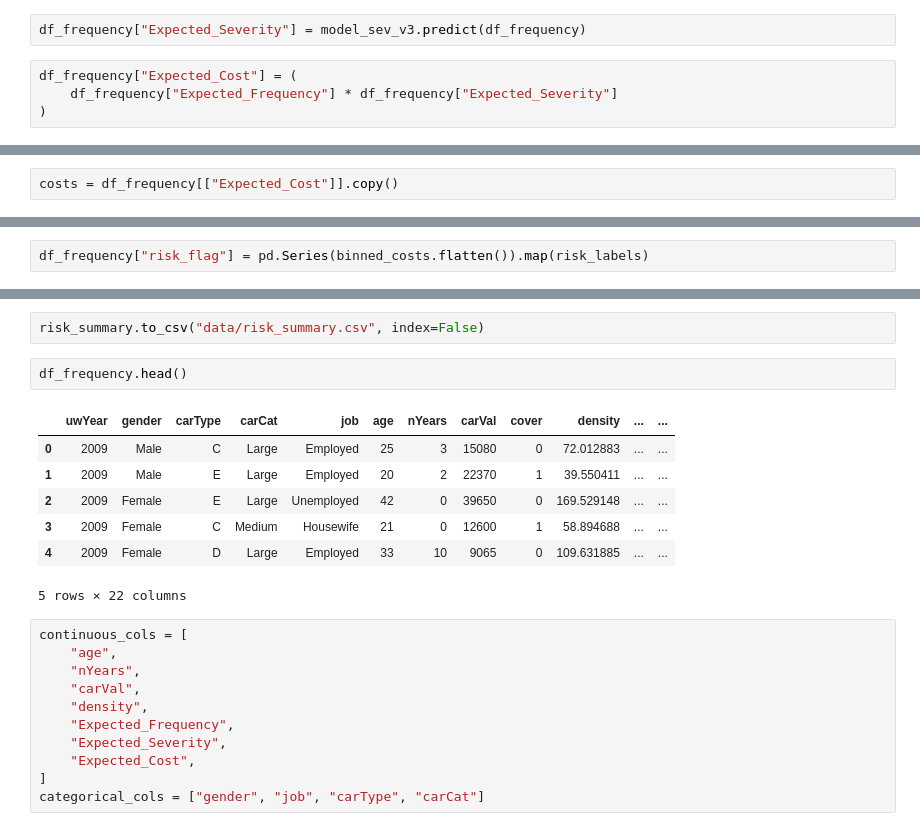
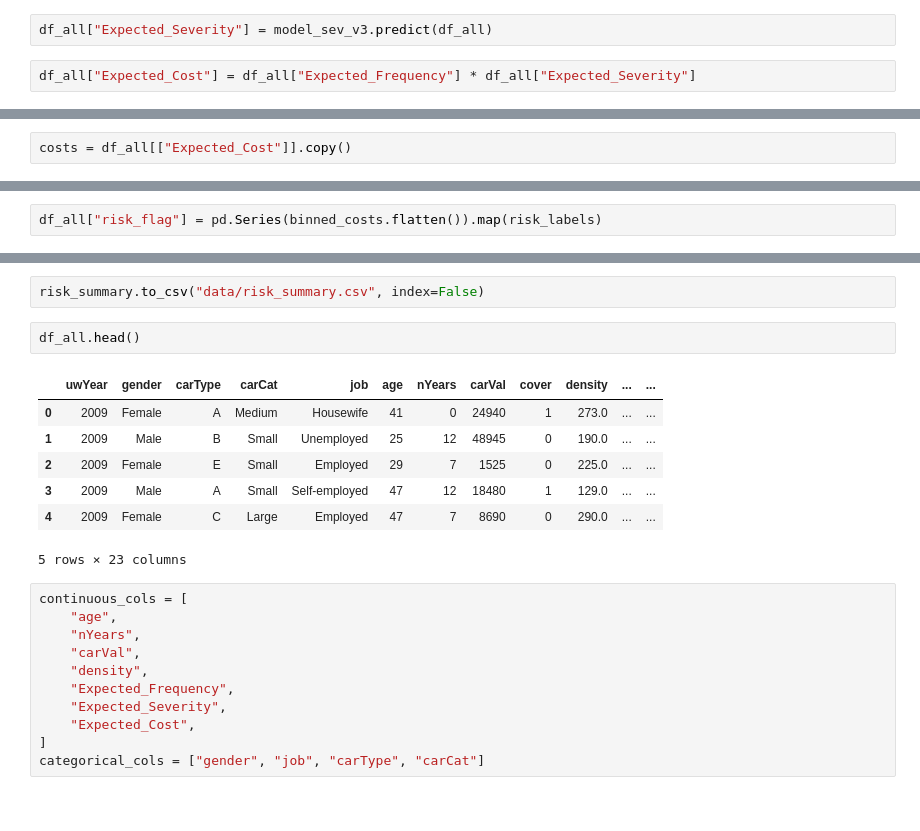
Before and after one commit to aradmehralian/Statistical-Consulting-Project, a Jupyter notebook: Ageas/model.ipynb, the cells around one changed output, grey strips where cells are left out. Cells and saved outputs as stored; diff of their text form.

```diff
--- a/Ageas/model.ipynb
+++ b/Ageas/model.ipynb
@@ -194,7 +269,5 @@ df_frequency["Expected_Frequency"] = model_freq_v2.predict(df_frequency)
 # %%
-df_frequency["Expected_Severity"] = model_sev_v3.predict(df_frequency)
+df_all["Expected_Severity"] = model_sev_v3.predict(df_all)
 # %%
-df_frequency["Expected_Cost"] = (
-    df_frequency["Expected_Frequency"] * df_frequency["Expected_Severity"]
-)
+df_all["Expected_Cost"] = df_all["Expected_Frequency"] * df_all["Expected_Severity"]
 # %%
@@ -247,7 +324,7 @@ summary_df
 # %% [markdown]
 ## Building the Risk Tier
 # %%
-costs = df_frequency[["Expected_Cost"]].copy()
+costs = df_all[["Expected_Cost"]].copy()
 # %%
 inertia_values = []
 K_range = range(2, 9)
@@ -295,7 +372,7 @@ risk_labels = {
     3.0: "Extreme Risk",
 }
 # %%
-df_frequency["risk_flag"] = pd.Series(binned_costs.flatten()).map(risk_labels)
+df_all["risk_flag"] = pd.Series(binned_costs.flatten()).map(risk_labels)
 # %%
 edges = discretizer.bin_edges_[0]
 print("EXACT EURO BOUNDARIES:\n")
@@ -337,15 +414,15 @@ risk_summary
 # %%
 risk_summary.to_csv("data/risk_summary.csv", index=False)
 # %%
-df_frequency.head()
+df_all.head()
 # %% [output]
 |  | uwYear | gender | carType | carCat | job | age | nYears | carVal | cover | density | ... | ... |
-| 0 | 2009 | Male | C | Large | Employed | 25 | 3 | 15080 | 0 | 72.012883 | ... | ... |
-| 1 | 2009 | Male | E | Large | Employed | 20 | 2 | 22370 | 1 | 39.550411 | ... | ... |
-| 2 | 2009 | Female | E | Large | Unemployed | 42 | 0 | 39650 | 0 | 169.529148 | ... | ... |
-| 3 | 2009 | Female | C | Medium | Housewife | 21 | 0 | 12600 | 1 | 58.894688 | ... | ... |
-| 4 | 2009 | Female | D | Large | Employed | 33 | 10 | 9065 | 0 | 109.631885 | ... | ... |
+| 0 | 2009 | Female | A | Medium | Housewife | 41 | 0 | 24940 | 1 | 273.0 | ... | ... |
+| 1 | 2009 | Male | B | Small | Unemployed | 25 | 12 | 48945 | 0 | 190.0 | ... | ... |
+| 2 | 2009 | Female | E | Small | Employed | 29 | 7 | 1525 | 0 | 225.0 | ... | ... |
+| 3 | 2009 | Male | A | Small | Self-employed | 47 | 12 | 18480 | 1 | 129.0 | ... | ... |
+| 4 | 2009 | Female | C | Large | Employed | 47 | 7 | 8690 | 0 | 290.0 | ... | ... |
-5 rows × 22 columns
+5 rows × 23 columns
 # %%
 continuous_cols = [
     "age",
```
Also changed, not shown: parts of 48 cells of this notebook, 6 other files.
